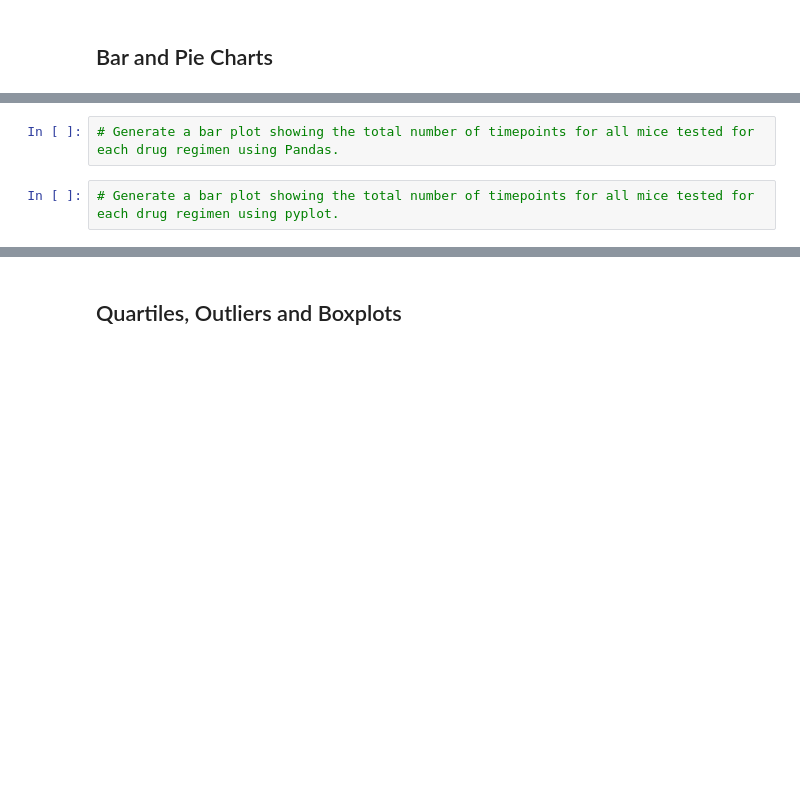
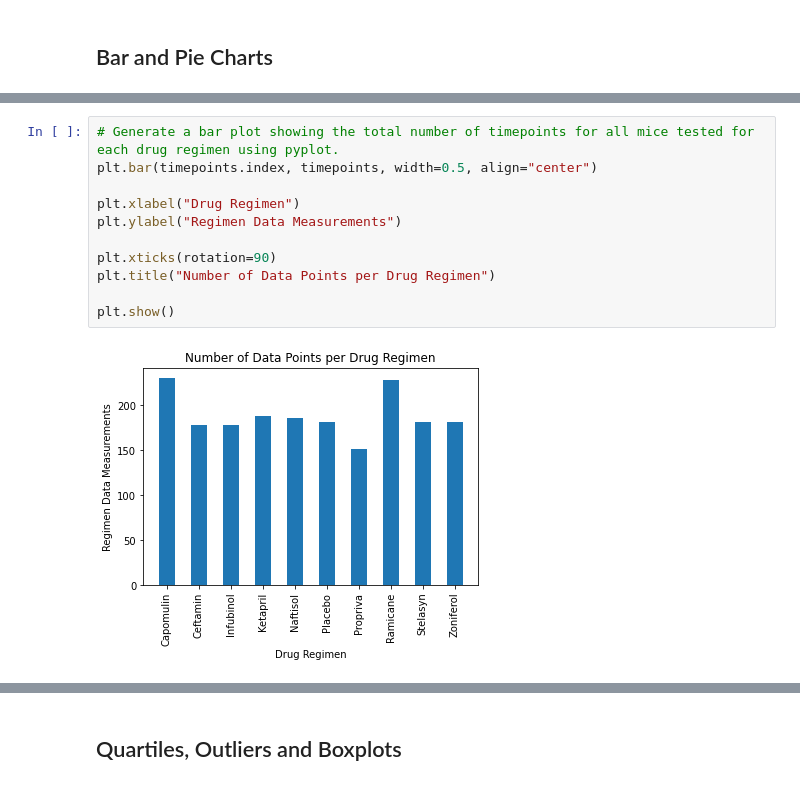
Before and after one commit to rrocha1297/matplotlib-challenge, a Jupyter notebook: pymaceuticals_starter.ipynb, the cells around one changed output, grey strips where cells are left out. Saved outputs shown, nothing was run; the diff lists cells and outputs as text; blank space fills up the shorter version.

```diff
--- a/pymaceuticals_starter.ipynb
+++ b/pymaceuticals_starter.ipynb
@@ -123,6 +156,15 @@ regimen_summary_df
 # %%
-# Generate a bar plot showing the total number of timepoints for all mice tested for each drug regimen using Pandas.
+# Generate a bar plot showing the total number of timepoints for all mice tested for each drug regimen using pyplot.
+plt.bar(timepoints.index, timepoints, width=0.5, align="center")
+
+plt.xlabel("Drug Regimen")
+plt.ylabel("Regimen Data Measurements")
+
+plt.xticks(rotation=90)
+plt.title("Number of Data Points per Drug Regimen")
+
+plt.show()
+# %% [output]
+[figure, added]
-# %%
-# Generate a bar plot showing the total number of timepoints for all mice tested for each drug regimen using pyplot.
 # %%
 # Generate a pie plot showing the distribution of female versus male mice using Pandas
```
Also changed, not shown: parts of 4 cells of this notebook.
